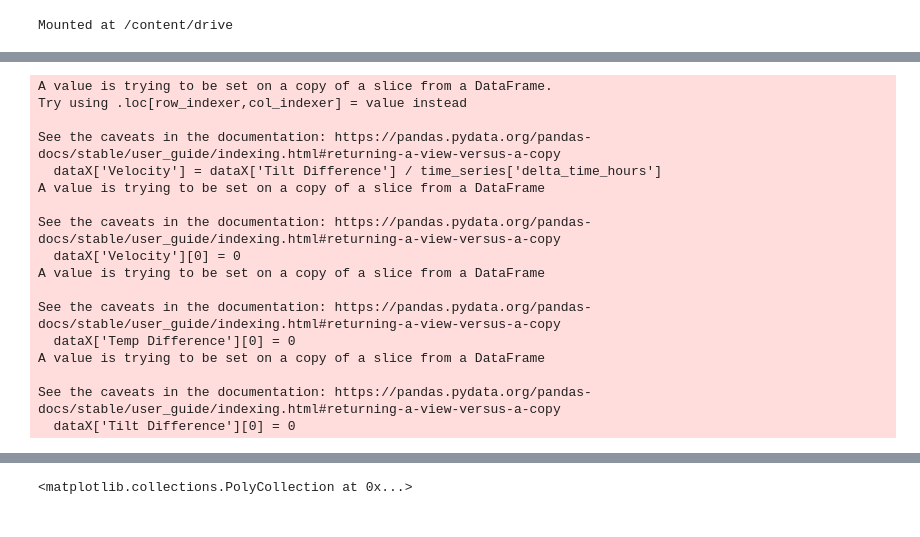
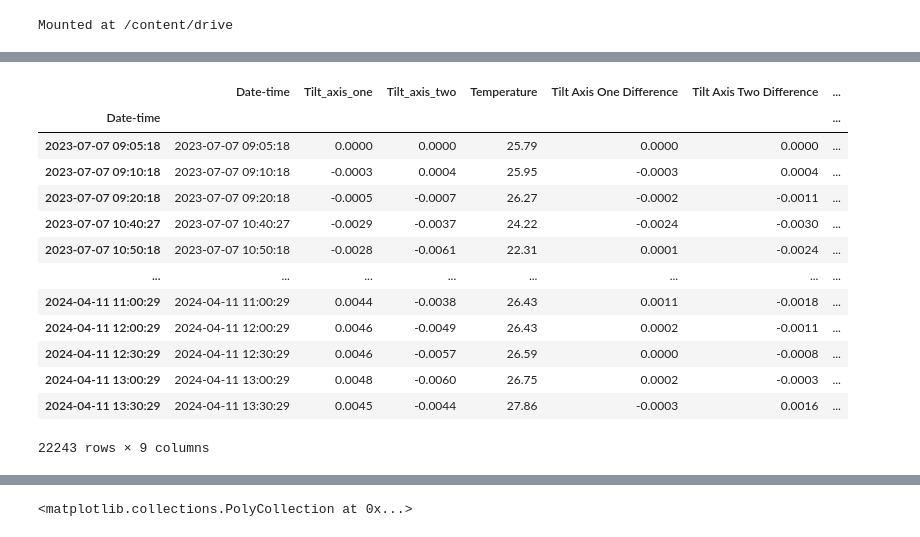
Before and after one commit to capozzolicaluan/TiltmeterAnalysis, a Jupyter notebook: Tiltimeter.ipynb, the cells around one changed output, grey strips where cells are left out. Drawn from its saved outputs; the diff is of its cells as text; code cells hidden in the pictures.

```diff
--- a/Tiltimeter.ipynb
+++ b/Tiltimeter.ipynb
@@ -85,13 +108,13 @@ sys.path.append('/content/drive/MyDrive/Colab/TiltmetersAnalysis/functions/')
 import functions_module
 # %%
 # Path to data directory
-directory = '/content/drive/MyDrive/Colab/TiltmetersAnalysis/data'
+tilt_data_directory = '/content/drive/MyDrive/Colab/TiltmetersAnalysis/data'
 
 # List folders in the directory
-folders = list_folders(directory_path = directory)
+folders = list_folders(directory_path = tilt_data_directory)
 
 # files in the folder
-files = list_files(file_directory = "{}/{}/".format(directory,folders[0]))
+files = list_files(file_directory = "{}/{}/".format(tilt_data_directory,folders[0]))
 # %%
-directory_path = "{}/{}/".format(directory,folders[0])
-directory_path
+directory_path = "{}/{}/".format(tilt_data_directory,folders[0])
+tilt_time_series = read_tilt_data(directory_file = directory_path, tilt_files_list = files)
@@ -153,0 +121,9 @@ See the caveats in the documentation: https://pandas.pydata.org/pandas-docs/stab
+# %%
+# diff between lines
+tilt_time_series['Tilt Axis One Difference'] = tilt_time_series.Tilt_axis_one.diff()
+tilt_time_series['Tilt Axis Two Difference'] = tilt_time_series.Tilt_axis_two.diff()
+tilt_time_series['Temperature Difference'] = tilt_time_series.Temperature.diff()
+
+tilt_time_series['Tilt Axis One Difference'][0] = 0
+tilt_time_series['Tilt Axis Two Difference'][0] = 0
+tilt_time_series['Temperature Difference'][0] = 0
@@ -154,2 +146,19 @@ See the caveats in the documentation: https://pandas.pydata.org/pandas-docs/stab
+# %%
+tilt_time_series
+# %% [output]
+|  | Date-time | Tilt_axis_one | Tilt_axis_two | Temperature | Tilt Axis One Difference | Tilt Axis Two Difference | ... |
+| Date-time |  |  |  |  |  |  | ... |
+| 2023-07-07 09:05:18 | 2023-07-07 09:05:18 | 0.0000 | 0.0000 | 25.79 | 0.0000 | 0.0000 | ... |
+| 2023-07-07 09:10:18 | 2023-07-07 09:10:18 | -0.0003 | 0.0004 | 25.95 | -0.0003 | 0.0004 | ... |
+| 2023-07-07 09:20:18 | 2023-07-07 09:20:18 | -0.0005 | -0.0007 | 26.27 | -0.0002 | -0.0011 | ... |
+| 2023-07-07 10:40:27 | 2023-07-07 10:40:27 | -0.0029 | -0.0037 | 24.22 | -0.0024 | -0.0030 | ... |
+| 2023-07-07 10:50:18 | 2023-07-07 10:50:18 | -0.0028 | -0.0061 | 22.31 | 0.0001 | -0.0024 | ... |
+| ... | ... | ... | ... | ... | ... | ... | ... |
+| 2024-04-11 11:00:29 | 2024-04-11 11:00:29 | 0.0044 | -0.0038 | 26.43 | 0.0011 | -0.0018 | ... |
+| 2024-04-11 12:00:29 | 2024-04-11 12:00:29 | 0.0046 | -0.0049 | 26.43 | 0.0002 | -0.0011 | ... |
+| 2024-04-11 12:30:29 | 2024-04-11 12:30:29 | 0.0046 | -0.0057 | 26.59 | 0.0000 | -0.0008 | ... |
+| 2024-04-11 13:00:29 | 2024-04-11 13:00:29 | 0.0048 | -0.0060 | 26.75 | 0.0002 | -0.0003 | ... |
+| 2024-04-11 13:30:29 | 2024-04-11 13:30:29 | 0.0045 | -0.0044 | 27.86 | -0.0003 | 0.0016 | ... |
+22243 rows × 9 columns
 # %%
 # difference between times
@@ -163,23 +171,0 @@ time_series['delta_time_hours'] = time_series['delta_time'].dt.total_seconds()/3
-# %%
-dataX['Velocity'] = dataX['Tilt Difference'] / time_series['delta_time_hours']
-dataX['Velocity'][0] = 0
-dataX['Temp Difference'][0] = 0
-dataX['Tilt Difference'][0] = 0
-# %% [output]
-A value is trying to be set on a copy of a slice from a DataFrame.
-Try using .loc[row_indexer,col_indexer] = value instead
-
-See the caveats in the documentation: https://pandas.pydata.org/pandas-docs/stable/user_guide/indexing.html#returning-a-view-versus-a-copy
-  dataX['Velocity'] = dataX['Tilt Difference'] / time_series['delta_time_hours']
-A value is trying to be set on a copy of a slice from a DataFrame
-
-See the caveats in the documentation: https://pandas.pydata.org/pandas-docs/stable/user_guide/indexing.html#returning-a-view-versus-a-copy
-  dataX['Velocity'][0] = 0
-A value is trying to be set on a copy of a slice from a DataFrame
-
-See the caveats in the documentation: https://pandas.pydata.org/pandas-docs/stable/user_guide/indexing.html#returning-a-view-versus-a-copy
-  dataX['Temp Difference'][0] = 0
-A value is trying to be set on a copy of a slice from a DataFrame
-
-See the caveats in the documentation: https://pandas.pydata.org/pandas-docs/stable/user_guide/indexing.html#returning-a-view-versus-a-copy
-  dataX['Tilt Difference'][0] = 0
```
Also changed, not shown: parts of 19 cells of this notebook.
